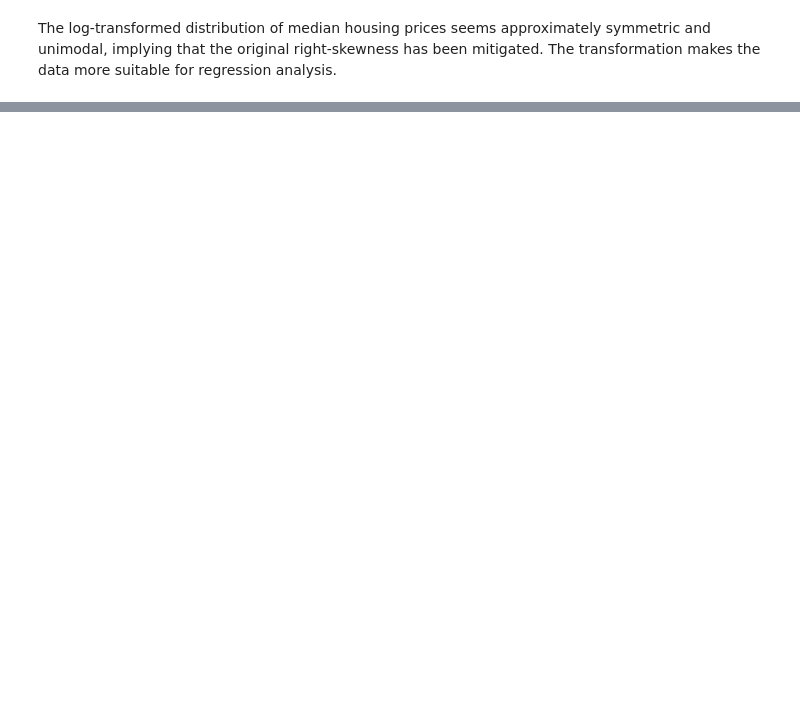
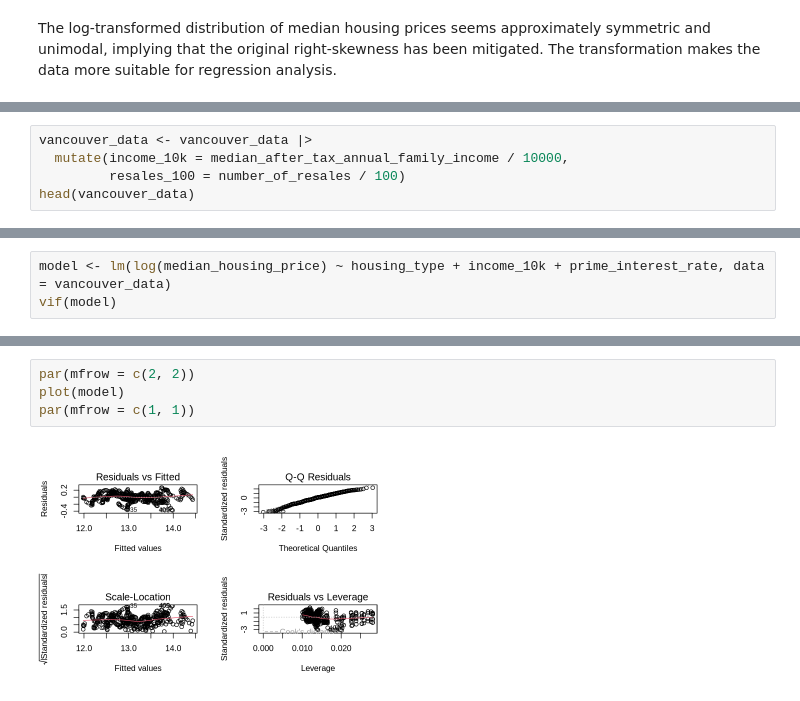
Before and after one commit to Myra05/STAT-306-project, a Jupyter notebook: project_report.ipynb, the cells around one changed output, grey strips where cells are left out. Cells and saved outputs as stored; diff of their text form; blank space fills up the shorter version.

```diff
--- a/project_report.ipynb
+++ b/project_report.ipynb
@@ -181,0 +169,5 @@ The log-transformed distribution of median housing prices seems approximately sy
+# %%
+vancouver_data <- vancouver_data |>
+  mutate(income_10k = median_after_tax_annual_family_income / 10000,
+         resales_100 = number_of_resales / 100)
+head(vancouver_data)
@@ -181,0 +282,3 @@ The log-transformed distribution of median housing prices seems approximately sy
+# %%
+model <- lm(log(median_housing_price) ~ housing_type + income_10k + prime_interest_rate, data = vancouver_data)
+vif(model)
@@ -181,0 +291,6 @@ The log-transformed distribution of median housing prices seems approximately sy
+# %%
+par(mfrow = c(2, 2))
+plot(model)
+par(mfrow = c(1, 1))
+# %% [output]
+[figure, added]
```
Also changed, not shown: parts of 23 cells of this notebook, 1 other file.
